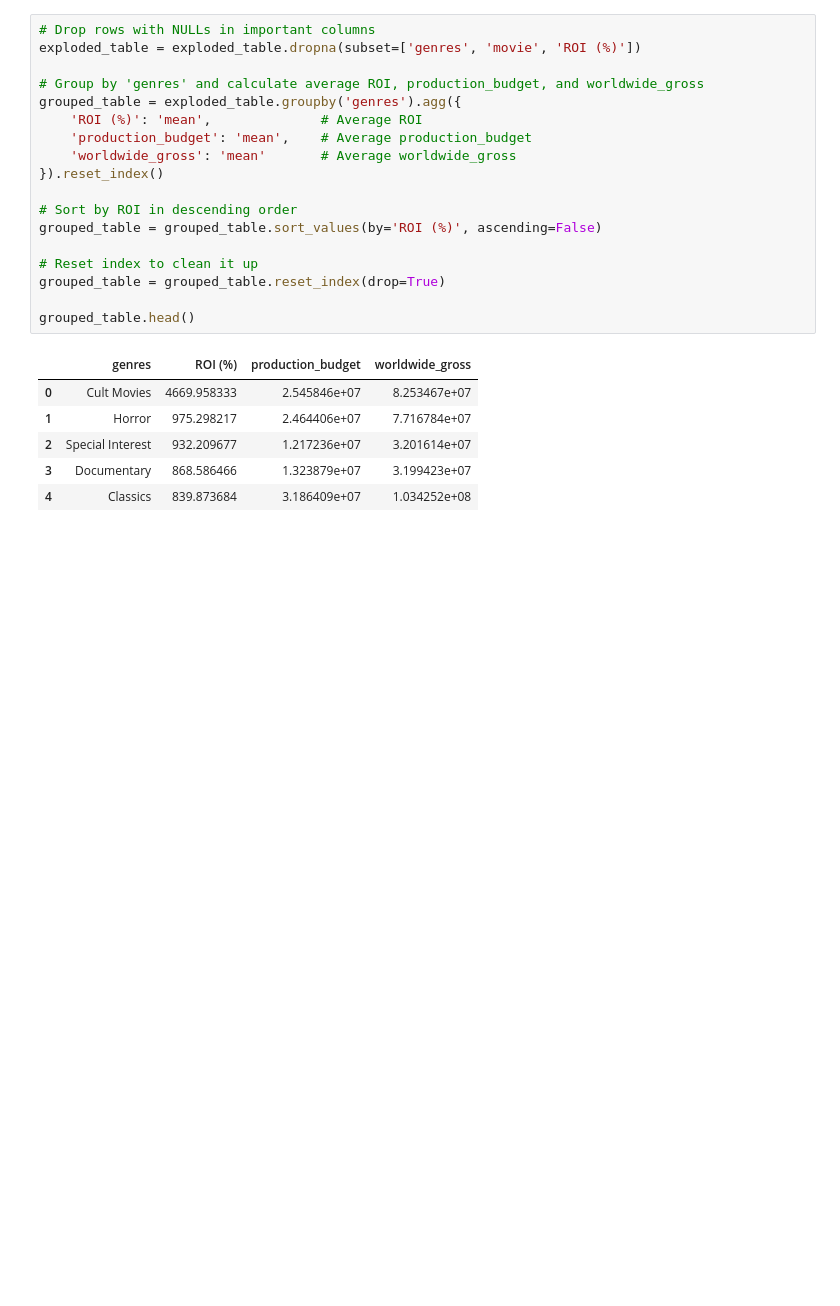
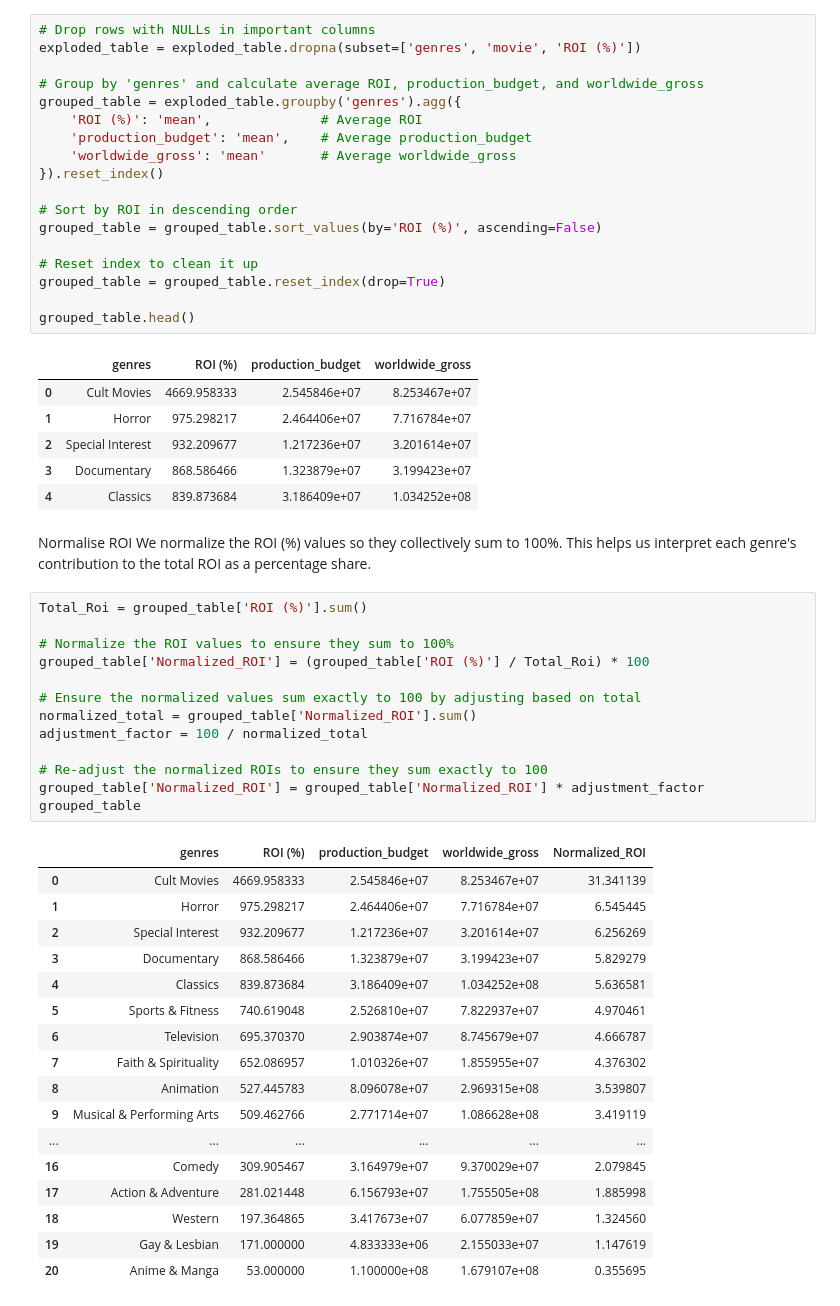
Before and after one commit to Kate-Maina/Phase2_Project_Group2, a Jupyter notebook: index.ipynb, the cells around one changed output. Drawn from its saved outputs; the diff is of its cells as text; blank space fills up the shorter version.

```diff
--- a/index.ipynb
+++ b/index.ipynb
@@ -405,3 +405,37 @@ grouped_table.head()
 | 2 | Special Interest | 932.209677 | 1.217236e+07 | 3.201614e+07 |
 | 3 | Documentary | 868.586466 | 1.323879e+07 | 3.199423e+07 |
 | 4 | Classics | 839.873684 | 3.186409e+07 | 1.034252e+08 |
+# %% [markdown]
+Normalise ROI
+We normalize the ROI (%) values so they collectively sum to 100%. This helps us interpret each genre's contribution to the total ROI as a percentage share.
+# %%
+Total_Roi = grouped_table['ROI (%)'].sum()
+
+# Normalize the ROI values to ensure they sum to 100%
+grouped_table['Normalized_ROI'] = (grouped_table['ROI (%)'] / Total_Roi) * 100
+
+# Ensure the normalized values sum exactly to 100 by adjusting based on total
+normalized_total = grouped_table['Normalized_ROI'].sum()
+adjustment_factor = 100 / normalized_total
+
+# Re-adjust the normalized ROIs to ensure they sum exactly to 100
+grouped_table['Normalized_ROI'] = grouped_table['Normalized_ROI'] * adjustment_factor
+grouped_table
+# %% [output]
+|  | genres | ROI (%) | production_budget | worldwide_gross | Normalized_ROI |
+| 0 | Cult Movies | 4669.958333 | 2.545846e+07 | 8.253467e+07 | 31.341139 |
+| 1 | Horror | 975.298217 | 2.464406e+07 | 7.716784e+07 | 6.545445 |
+| 2 | Special Interest | 932.209677 | 1.217236e+07 | 3.201614e+07 | 6.256269 |
+| 3 | Documentary | 868.586466 | 1.323879e+07 | 3.199423e+07 | 5.829279 |
+| 4 | Classics | 839.873684 | 3.186409e+07 | 1.034252e+08 | 5.636581 |
+| 5 | Sports & Fitness | 740.619048 | 2.526810e+07 | 7.822937e+07 | 4.970461 |
+| 6 | Television | 695.370370 | 2.903874e+07 | 8.745679e+07 | 4.666787 |
+| 7 | Faith & Spirituality | 652.086957 | 1.010326e+07 | 1.855955e+07 | 4.376302 |
+| 8 | Animation | 527.445783 | 8.096078e+07 | 2.969315e+08 | 3.539807 |
+| 9 | Musical & Performing Arts | 509.462766 | 2.771714e+07 | 1.086628e+08 | 3.419119 |
+| ... | ... | ... | ... | ... | ... |
+| 16 | Comedy | 309.905467 | 3.164979e+07 | 9.370029e+07 | 2.079845 |
+| 17 | Action & Adventure | 281.021448 | 6.156793e+07 | 1.755505e+08 | 1.885998 |
+| 18 | Western | 197.364865 | 3.417673e+07 | 6.077859e+07 | 1.324560 |
+| 19 | Gay & Lesbian | 171.000000 | 4.833333e+06 | 2.155033e+07 | 1.147619 |
+| 20 | Anime & Manga | 53.000000 | 1.100000e+08 | 1.679107e+08 | 0.355695 |
```
Also changed, not shown: parts of 27 cells of this notebook.
